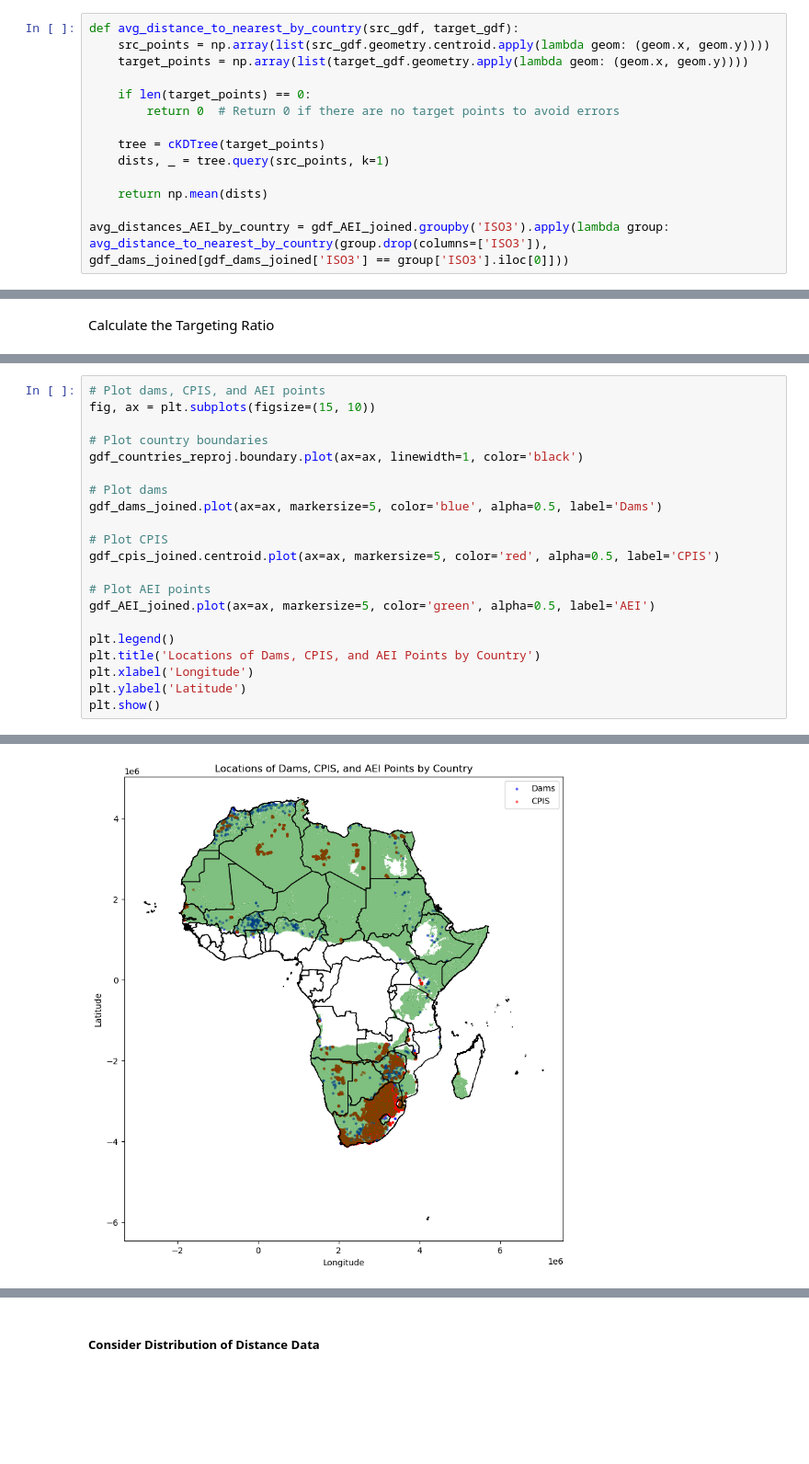
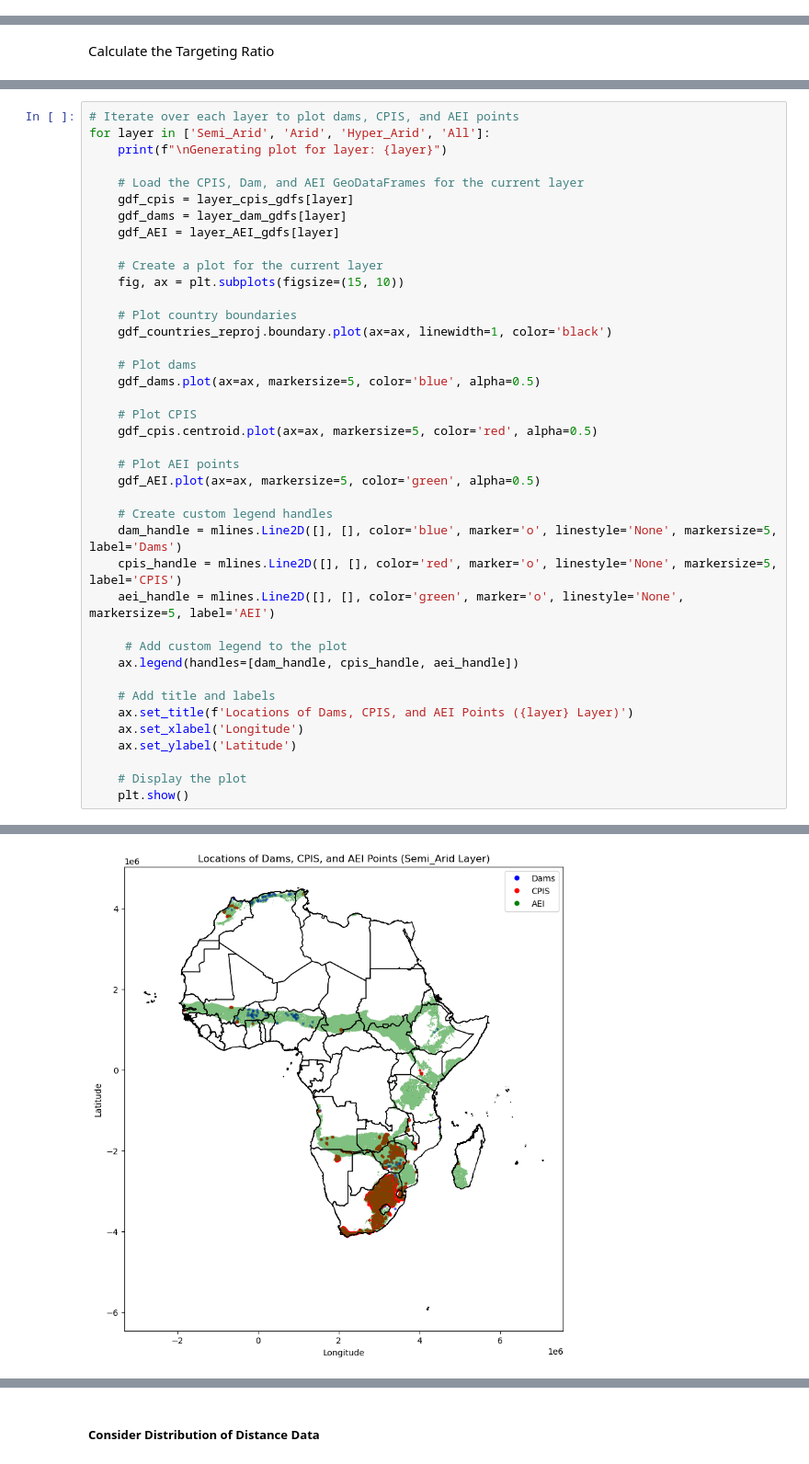
Before and after one commit to rellimylime/Africa_Irrigation, a Jupyter notebook: Code/1_analyze_data/4_Dams_AEI.ipynb, the cells around one changed output, grey strips where cells are left out. Shown at 92% size. Cells and saved outputs as stored; diff of their text form; blank space fills up the shorter version.

```diff
--- a/Code/1_analyze_data/4_Dams_AEI.ipynb
+++ b/Code/1_analyze_data/4_Dams_AEI.ipynb
@@ -313,16 +287,2 @@ sum_distances_cpis = sum_distance_to_nearest(gdf_cpis_joined, gdf_dams_joined)
 # %% [markdown]
 Calculate Average Distance of All AEI to Nearest Dam for Each Country
-# %%
-def avg_distance_to_nearest_by_country(src_gdf, target_gdf):
-    src_points = np.array(list(src_gdf.geometry.centroid.apply(lambda geom: (geom.x, geom.y))))
-    target_points = np.array(list(target_gdf.geometry.apply(lambda geom: (geom.x, geom.y))))
-
-    if len(target_points) == 0:
-        return 0  # Return 0 if there are no target points to avoid errors
-
-    tree = cKDTree(target_points)
-    dists, _ = tree.query(src_points, k=1)
-
-    return np.mean(dists)
-
-avg_distances_AEI_by_country = gdf_AEI_joined.groupby('ISO3').apply(lambda group: avg_distance_to_nearest_by_country(group.drop(columns=['ISO3']), gdf_dams_joined[gdf_dams_joined['ISO3'] == group['ISO3'].iloc[0]]))
@@ -428,22 +520,41 @@ plt.show()
 # %%
-# Plot dams, CPIS, and AEI points
-fig, ax = plt.subplots(figsize=(15, 10))
+# Iterate over each layer to plot dams, CPIS, and AEI points
+for layer in ['Semi_Arid', 'Arid', 'Hyper_Arid', 'All']:
+    print(f"\nGenerating plot for layer: {layer}")
 
-# Plot country boundaries
-gdf_countries_reproj.boundary.plot(ax=ax, linewidth=1, color='black')
+    # Load the CPIS, Dam, and AEI GeoDataFrames for the current layer
+    gdf_cpis = layer_cpis_gdfs[layer]
+    gdf_dams = layer_dam_gdfs[layer]
+    gdf_AEI = layer_AEI_gdfs[layer]
 
-# Plot dams
-gdf_dams_joined.plot(ax=ax, markersize=5, color='blue', alpha=0.5, label='Dams')
+    # Create a plot for the current layer
+    fig, ax = plt.subplots(figsize=(15, 10))
 
-# Plot CPIS
-gdf_cpis_joined.centroid.plot(ax=ax, markersize=5, color='red', alpha=0.5, label='CPIS')
+    # Plot country boundaries
+    gdf_countries_reproj.boundary.plot(ax=ax, linewidth=1, color='black')
 
-# Plot AEI points
-gdf_AEI_joined.plot(ax=ax, markersize=5, color='green', alpha=0.5, label='AEI')
+    # Plot dams
+    gdf_dams.plot(ax=ax, markersize=5, color='blue', alpha=0.5)
 
-plt.legend()
-plt.title('Locations of Dams, CPIS, and AEI Points by Country')
-plt.xlabel('Longitude')
-plt.ylabel('Latitude')
-plt.show()
+    # Plot CPIS
+    gdf_cpis.centroid.plot(ax=ax, markersize=5, color='red', alpha=0.5)
+
+    # Plot AEI points
+    gdf_AEI.plot(ax=ax, markersize=5, color='green', alpha=0.5)
+
+    # Create custom legend handles
+    dam_handle = mlines.Line2D([], [], color='blue', marker='o', linestyle='None', markersize=5, label='Dams')
+    cpis_handle = mlines.Line2D([], [], color='red', marker='o', linestyle='None', markersize=5, label='CPIS')
+    aei_handle = mlines.Line2D([], [], color='green', marker='o', linestyle='None', markersize=5, label='AEI')
+
+     # Add custom legend to the plot
+    ax.legend(handles=[dam_handle, cpis_handle, aei_handle])
+
+    # Add title and labels
+    ax.set_title(f'Locations of Dams, CPIS, and AEI Points ({layer} Layer)')
+    ax.set_xlabel('Longitude')
+    ax.set_ylabel('Latitude')
+
+    # Display the plot
+    plt.show()
 # %% [output]
@@ -452 +562 @@ See: https://matplotlib.org/stable/tutorials/intermediate/legend_guide.html#impl
-[figure, old version]
+[figure, new version]
```
Also changed, not shown: parts of 23 cells of this notebook.
